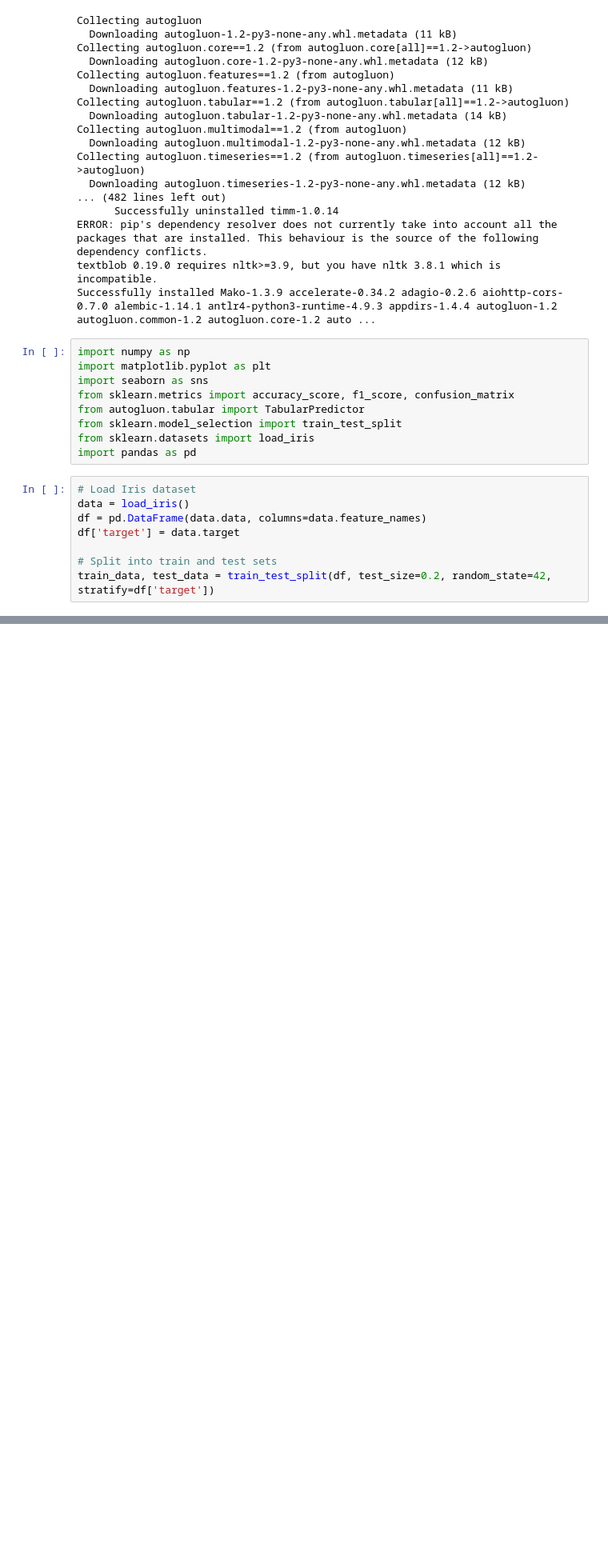
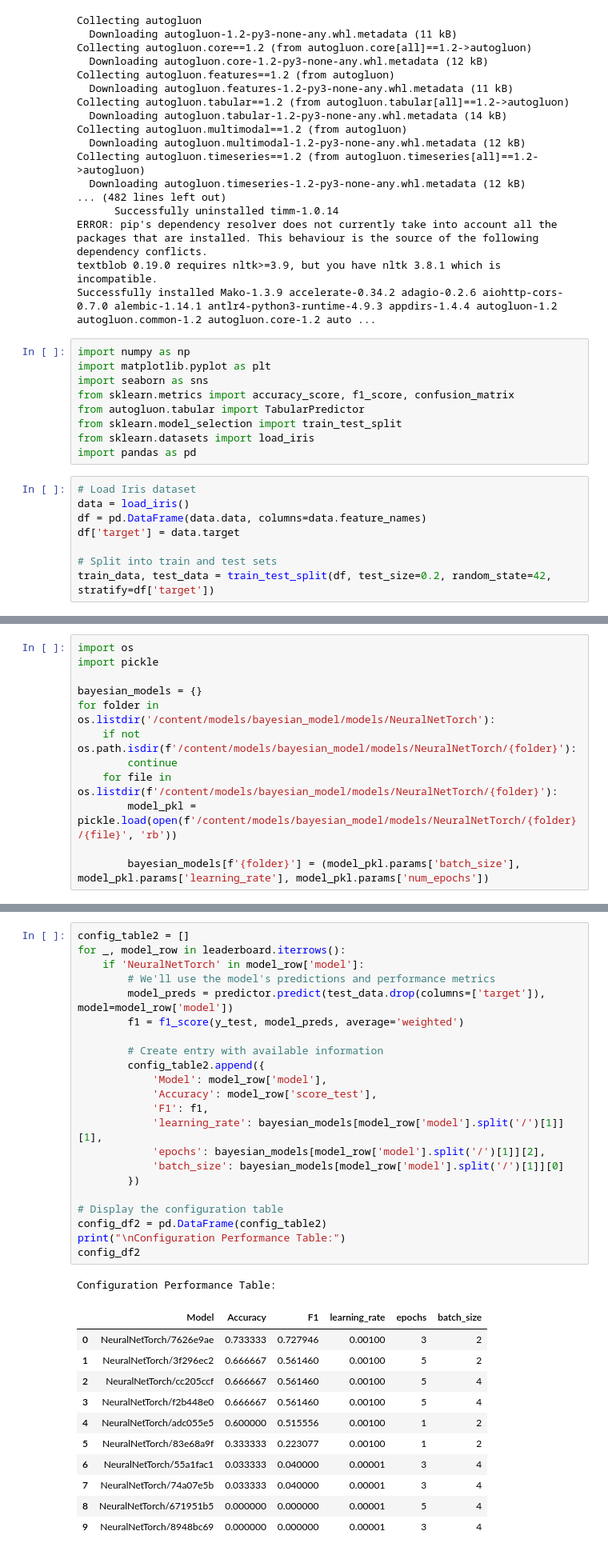
Before and after one commit to PraneelUJ/CS203_Lab_6, a Jupyter notebook: stt_lab6_task2.ipynb, the cells around one changed output, grey strips where cells are left out. Shown: that part at 80% size. Saved outputs shown, nothing was run; the diff lists cells and outputs as text; blank space fills up the shorter version.

```diff
--- a/stt_lab6_task2.ipynb
+++ b/stt_lab6_task2.ipynb
@@ -322,0 +582,12 @@ AssertionError: Trainer has no fit models that can infer.
+# %%
+import os
+import pickle
+
+bayesian_models = {}
+for folder in os.listdir('/content/models/bayesian_model/models/NeuralNetTorch'):
+    if not os.path.isdir(f'/content/models/bayesian_model/models/NeuralNetTorch/{folder}'):
+        continue
+    for file in os.listdir(f'/content/models/bayesian_model/models/NeuralNetTorch/{folder}'):
+        model_pkl = pickle.load(open(f'/content/models/bayesian_model/models/NeuralNetTorch/{folder}/{file}', 'rb'))
+
+        bayesian_models[f'{folder}'] = (model_pkl.params['batch_size'], model_pkl.params['learning_rate'], model_pkl.params['num_epochs'])
@@ -322,0 +630,35 @@ AssertionError: Trainer has no fit models that can infer.
+# %%
+config_table2 = []
+for _, model_row in leaderboard.iterrows():
+    if 'NeuralNetTorch' in model_row['model']:
+        # We'll use the model's predictions and performance metrics
+        model_preds = predictor.predict(test_data.drop(columns=['target']), model=model_row['model'])
+        f1 = f1_score(y_test, model_preds, average='weighted')
+
+        # Create entry with available information
+        config_table2.append({
+            'Model': model_row['model'],
+            'Accuracy': model_row['score_test'],
+            'F1': f1,
+            'learning_rate': bayesian_models[model_row['model'].split('/')[1]][1],
+            'epochs': bayesian_models[model_row['model'].split('/')[1]][2],
+            'batch_size': bayesian_models[model_row['model'].split('/')[1]][0]
+        })
+
+# Display the configuration table
+config_df2 = pd.DataFrame(config_table2)
+print("\nConfiguration Performance Table:")
+config_df2
+# %% [output]
+Configuration Performance Table:
+|  | Model | Accuracy | F1 | learning_rate | epochs | batch_size |
+| 0 | NeuralNetTorch/7626e9ae | 0.733333 | 0.727946 | 0.00100 | 3 | 2 |
+| 1 | NeuralNetTorch/3f296ec2 | 0.666667 | 0.561460 | 0.00100 | 5 | 2 |
+| 2 | NeuralNetTorch/cc205ccf | 0.666667 | 0.561460 | 0.00100 | 5 | 4 |
+| 3 | NeuralNetTorch/f2b448e0 | 0.666667 | 0.561460 | 0.00100 | 5 | 4 |
+| 4 | NeuralNetTorch/adc055e5 | 0.600000 | 0.515556 | 0.00100 | 1 | 2 |
+| 5 | NeuralNetTorch/83e68a9f | 0.333333 | 0.223077 | 0.00100 | 1 | 2 |
+| 6 | NeuralNetTorch/55a1fac1 | 0.033333 | 0.040000 | 0.00001 | 3 | 4 |
+| 7 | NeuralNetTorch/74a07e5b | 0.033333 | 0.040000 | 0.00001 | 3 | 4 |
+| 8 | NeuralNetTorch/671951b5 | 0.000000 | 0.000000 | 0.00001 | 5 | 4 |
+| 9 | NeuralNetTorch/8948bc69 | 0.000000 | 0.000000 | 0.00001 | 3 | 4 |
```
Also changed, not shown: parts of 21 cells of this notebook.
